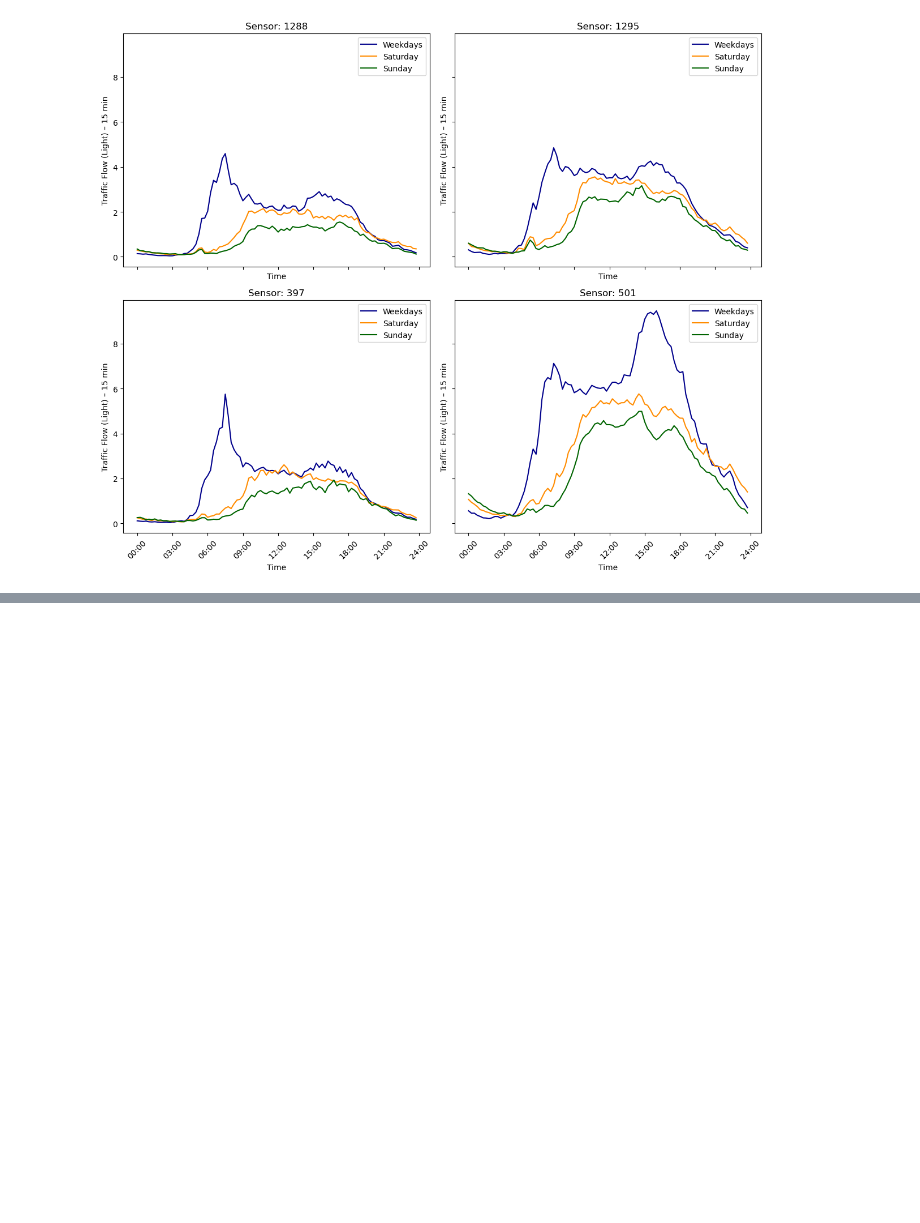
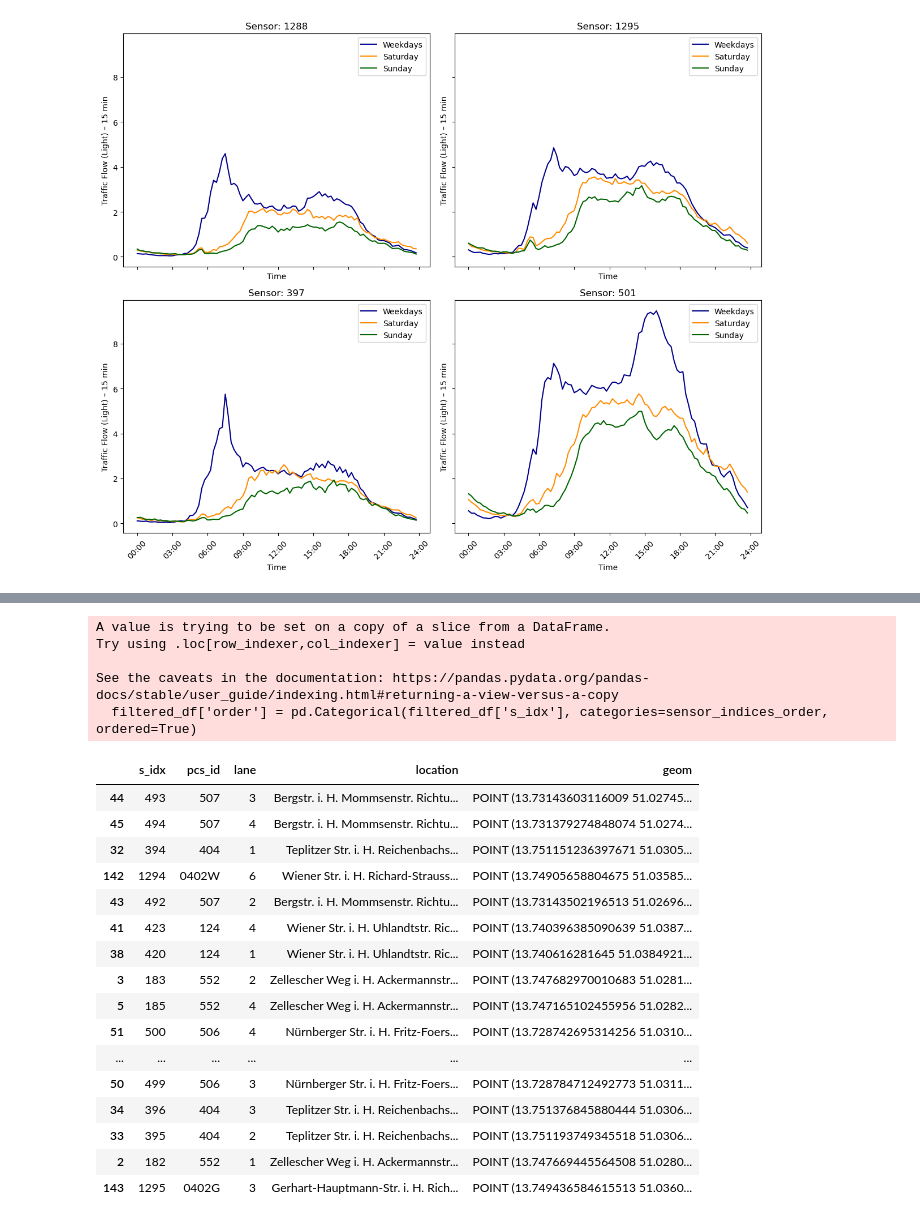
Before and after one commit to malay-gaherwar/traffic_prediction, a Jupyter notebook: scripts/data_visualization/Visualization.ipynb, the cells around one changed output, grey strips where cells are left out. Saved outputs shown, nothing was run; the diff lists cells and outputs as text; code cells hidden in the pictures; blank space fills up the shorter version.

```diff
--- a/scripts/data_visualization/Visualization.ipynb
+++ b/scripts/data_visualization/Visualization.ipynb
@@ -605,0 +839,48 @@ Displaying data as DataFrame:
+# %%
+import pandas as pd
+
+# Load the CSV file into a pandas DataFrame
+file_path = 'sample_vamos_data_2022_23.csv'
+df = pd.read_csv(file_path)
+
+# Extract the unique sensor IDs in the order they first appear
+sensor_indices_order = df['s_idx'].drop_duplicates().tolist()
+
+# Load the pcs_meta.csv file into a pandas DataFrame
+pcs_meta_file_path = 'pcs_meta.csv'
+pcs_meta_df = pd.read_csv(pcs_meta_file_path)
+
+# Filter the DataFrame to include only the specified sensor indices
+filtered_df = pcs_meta_df[pcs_meta_df['s_idx'].isin(sensor_indices_order)]
+
+# Sort the filtered DataFrame by the order of sensor indices in sensor_indices_order
+filtered_df['order'] = pd.Categorical(filtered_df['s_idx'], categories=sensor_indices_order, ordered=True)
+sorted_filtered_df = filtered_df.sort_values('order').drop('order', axis=1)
+
+
+# If needed, display the sorted filtered DataFrame
+import IPython.display as display
+display.display(sorted_filtered_df)
+# %% [output]
+A value is trying to be set on a copy of a slice from a DataFrame.
+Try using .loc[row_indexer,col_indexer] = value instead
+
+See the caveats in the documentation: https://pandas.pydata.org/pandas-docs/stable/user_guide/indexing.html#returning-a-view-versus-a-copy
+  filtered_df['order'] = pd.Categorical(filtered_df['s_idx'], categories=sensor_indices_order, ordered=True)
+|  | s_idx | pcs_id | lane | location | geom |
+| 44 | 493 | 507 | 3 | Bergstr. i. H. Mommsenstr. Richtu... | POINT (13.73143603116009 51.02745... |
+| 45 | 494 | 507 | 4 | Bergstr. i. H. Mommsenstr. Richtu... | POINT (13.731379274848074 51.0274... |
+| 32 | 394 | 404 | 1 | Teplitzer Str. i. H. Reichenbachs... | POINT (13.751151236397671 51.0305... |
+| 142 | 1294 | 0402W | 6 | Wiener Str. i. H. Richard-Strauss... | POINT (13.74905658804675 51.03585... |
+| 43 | 492 | 507 | 2 | Bergstr. i. H. Mommsenstr. Richtu... | POINT (13.73143502196513 51.02696... |
+| 41 | 423 | 124 | 4 | Wiener Str. i. H. Uhlandtstr. Ric... | POINT (13.740396385090639 51.0387... |
+| 38 | 420 | 124 | 1 | Wiener Str. i. H. Uhlandtstr. Ric... | POINT (13.740616281645 51.0384921... |
+| 3 | 183 | 552 | 2 | Zellescher Weg i. H. Ackermannstr... | POINT (13.747682970010683 51.0281... |
+| 5 | 185 | 552 | 4 | Zellescher Weg i. H. Ackermannstr... | POINT (13.747165102455956 51.0282... |
+| 51 | 500 | 506 | 4 | Nürnberger Str. i. H. Fritz-Foers... | POINT (13.728742695314256 51.0310... |
+| ... | ... | ... | ... | ... | ... |
+| 50 | 499 | 506 | 3 | Nürnberger Str. i. H. Fritz-Foers... | POINT (13.728784712492773 51.0311... |
+| 34 | 396 | 404 | 3 | Teplitzer Str. i. H. Reichenbachs... | POINT (13.751376845880444 51.0306... |
+| 33 | 395 | 404 | 2 | Teplitzer Str. i. H. Reichenbachs... | POINT (13.751193749345518 51.0306... |
+| 2 | 182 | 552 | 1 | Zellescher Weg i. H. Ackermannstr... | POINT (13.747669445564508 51.0280... |
+| 143 | 1295 | 0402G | 3 | Gerhart-Hauptmann-Str. i. H. Rich... | POINT (13.749436584615513 51.0360... |
```
Also changed, not shown: parts of 22 cells of this notebook, 1 other file.
